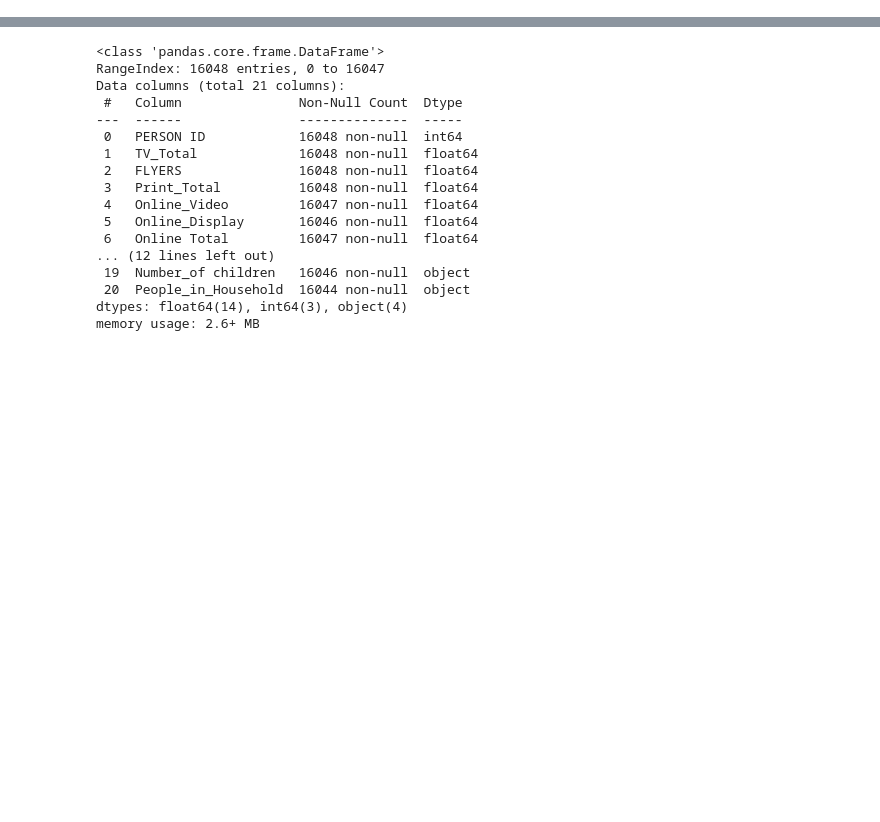
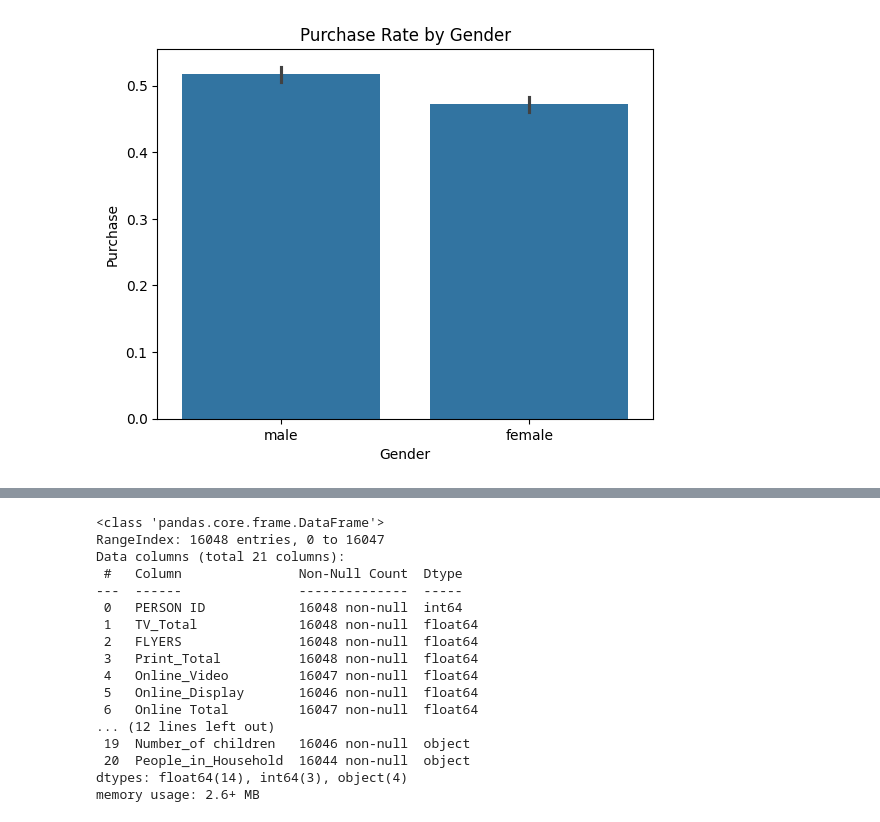
Before and after one commit to JustaKris/XYZ-Marketing-Campaign, a Jupyter notebook: notebooks/NIQ_Task.ipynb, the cells around one changed output, grey strips where cells are left out. Saved outputs shown, nothing was run; the diff lists cells and outputs as text; code cells hidden in the pictures; blank space fills up the shorter version.

```diff
--- a/notebooks/NIQ_Task.ipynb
+++ b/notebooks/NIQ_Task.ipynb
@@ -14,0 +100,6 @@ socio_demos = pd.read_csv("../data/socio_demos.csv")
+# %%
+sns.barplot(x='Gender', y='Purchase', data=data, estimator=lambda x: sum(x)/len(x))
+plt.title("Purchase Rate by Gender")
+plt.show()
+# %% [output]
+[figure, added]
```
Also changed, not shown: parts of 12 cells of this notebook, 1 other file.
